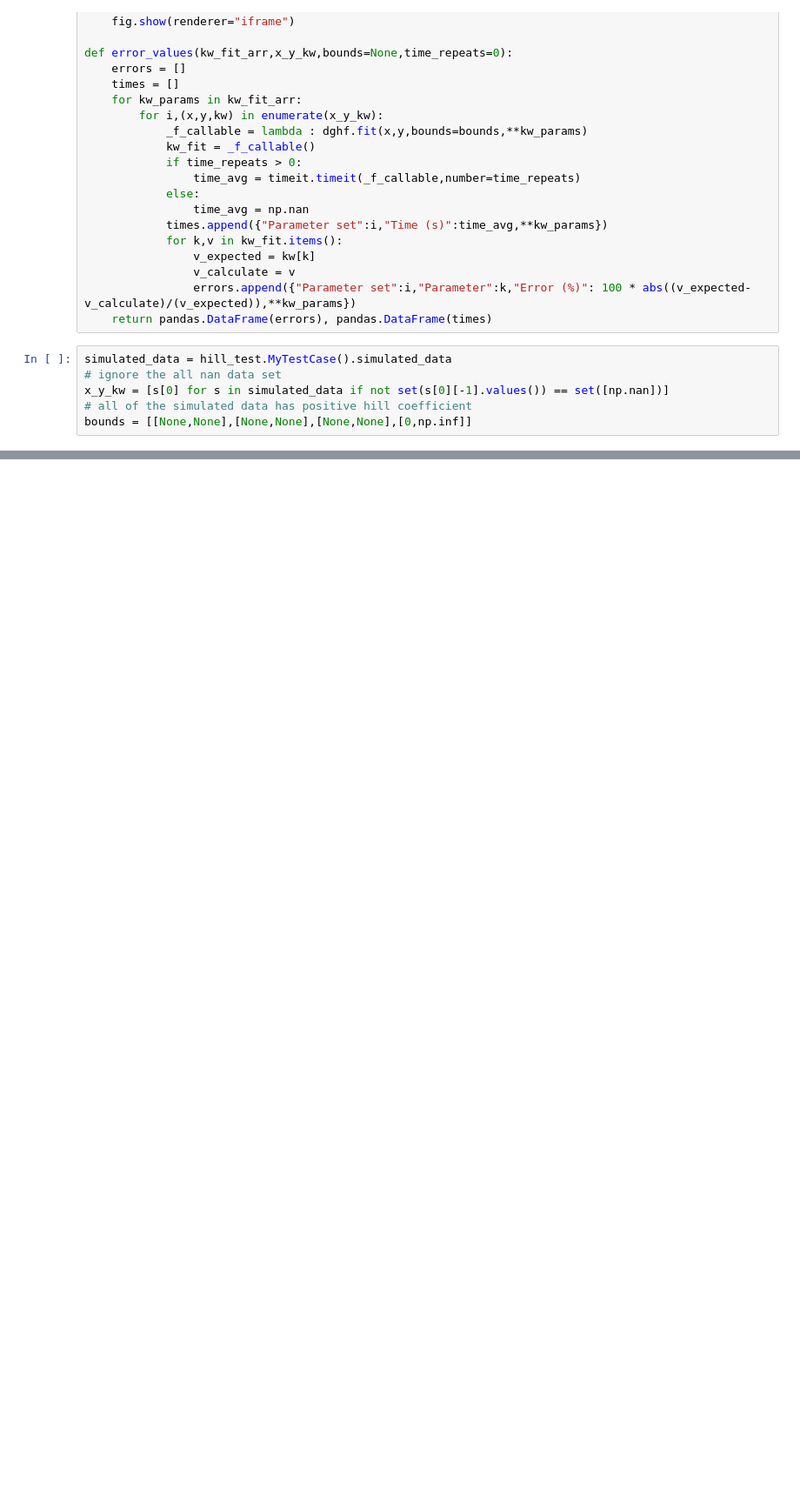
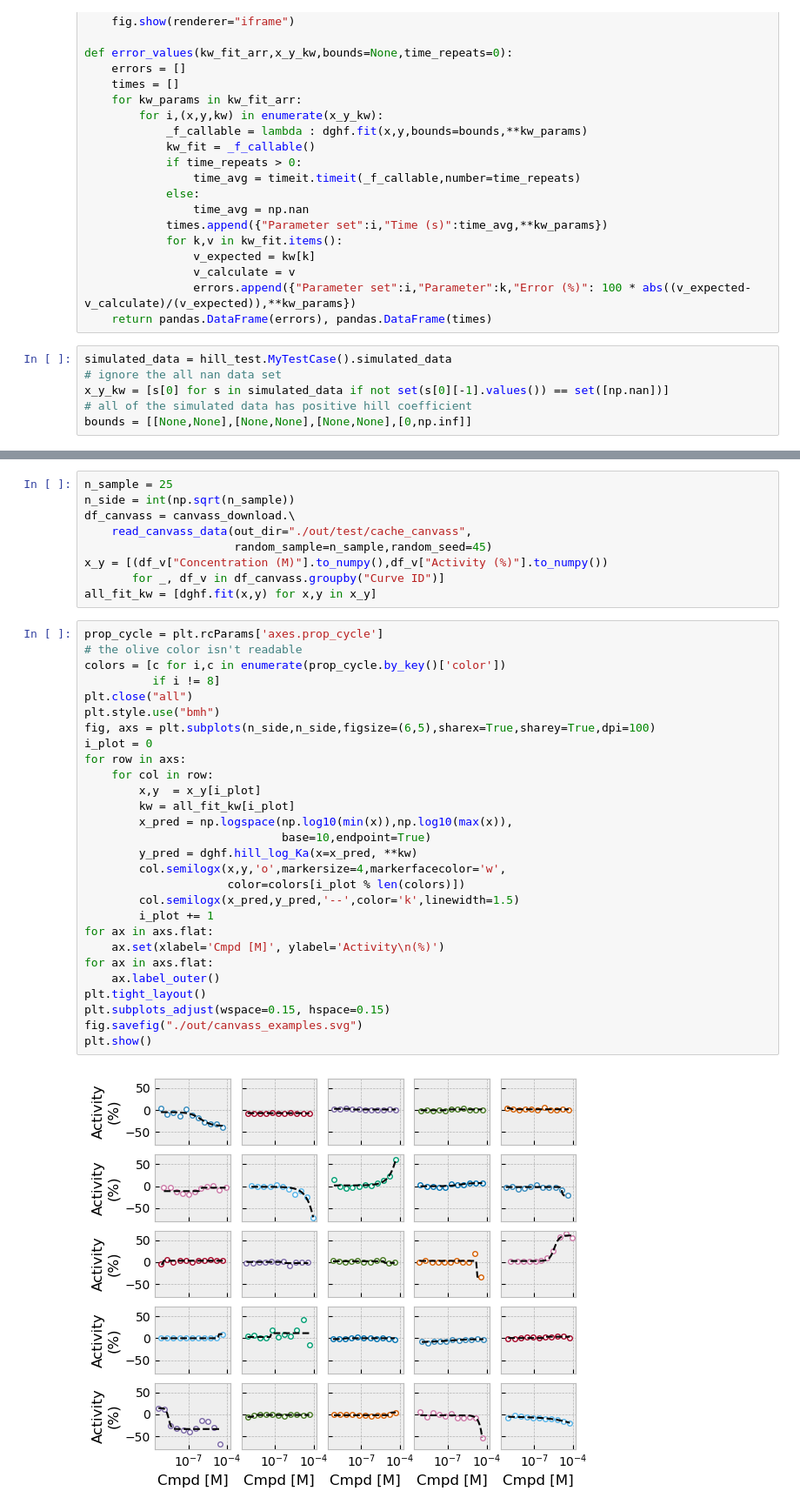
Before and after one commit to prheenan/dghf, a Jupyter notebook: example.ipynb, the cells around one changed output, grey strips where cells are left out. Shown: that part at 87% size. Cells and saved outputs as stored; diff of their text form; blank space fills up the shorter version.

Commit message:
added option for random seed in getting canvass daa. added in tsting for canvass and also notebook

```diff
--- a/example.ipynb
+++ b/example.ipynb
@@ -122,0 +131,39 @@ plot_error_and_time(kw_fit_arr=[dict(method=method) for method in all_methods],t
+# %%
+n_sample = 25
+n_side = int(np.sqrt(n_sample))
+df_canvass = canvass_download.\
+    read_canvass_data(out_dir="./out/test/cache_canvass",
+                      random_sample=n_sample,random_seed=45)
+x_y = [(df_v["Concentration (M)"].to_numpy(),df_v["Activity (%)"].to_numpy())
+       for _, df_v in df_canvass.groupby("Curve ID")]
+all_fit_kw = [dghf.fit(x,y) for x,y in x_y]
+# %%
+prop_cycle = plt.rcParams['axes.prop_cycle']
+# the olive color isn't readable
+colors = [c for i,c in enumerate(prop_cycle.by_key()['color'])
+          if i != 8]
+plt.close("all")
+plt.style.use("bmh")
+fig, axs = plt.subplots(n_side,n_side,figsize=(6,5),sharex=True,sharey=True,dpi=100)
+i_plot = 0
+for row in axs:
+    for col in row:
+        x,y  = x_y[i_plot]
+        kw = all_fit_kw[i_plot]
+        x_pred = np.logspace(np.log10(min(x)),np.log10(max(x)),
+                             base=10,endpoint=True)
+        y_pred = dghf.hill_log_Ka(x=x_pred, **kw)
+        col.semilogx(x,y,'o',markersize=4,markerfacecolor='w',
+                     color=colors[i_plot % len(colors)])
+        col.semilogx(x_pred,y_pred,'--',color='k',linewidth=1.5)
+        i_plot += 1
+for ax in axs.flat:
+    ax.set(xlabel='Cmpd [M]', ylabel='Activity\n(%)')
+for ax in axs.flat:
+    ax.label_outer()
+plt.tight_layout()
+plt.subplots_adjust(wspace=0.15, hspace=0.15)
+fig.savefig("./out/canvass_examples.svg")
+plt.show()
+# %% [output]
+[figure, added]
```
Also changed, not shown: parts of 10 cells of this notebook, 5 other files.
